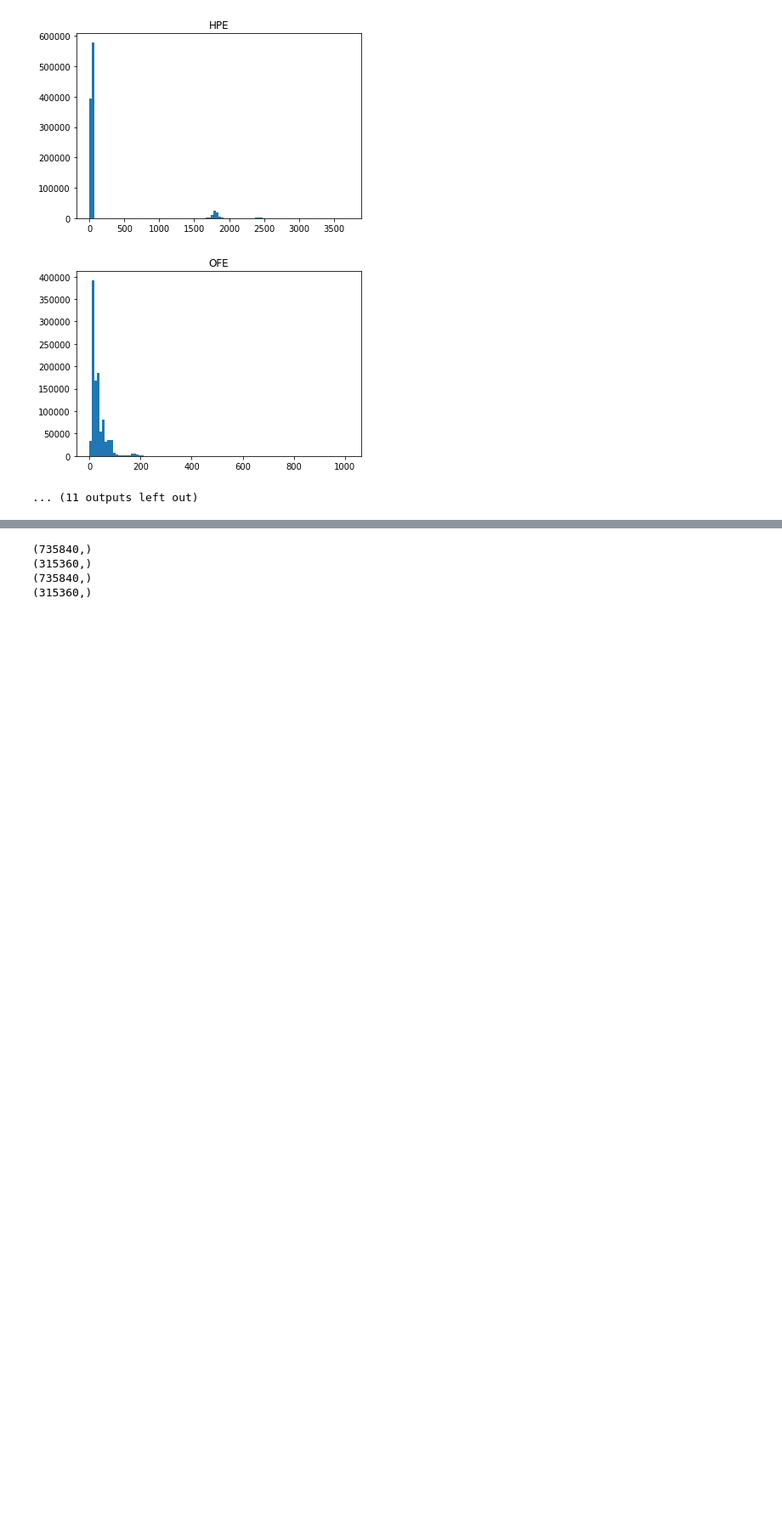
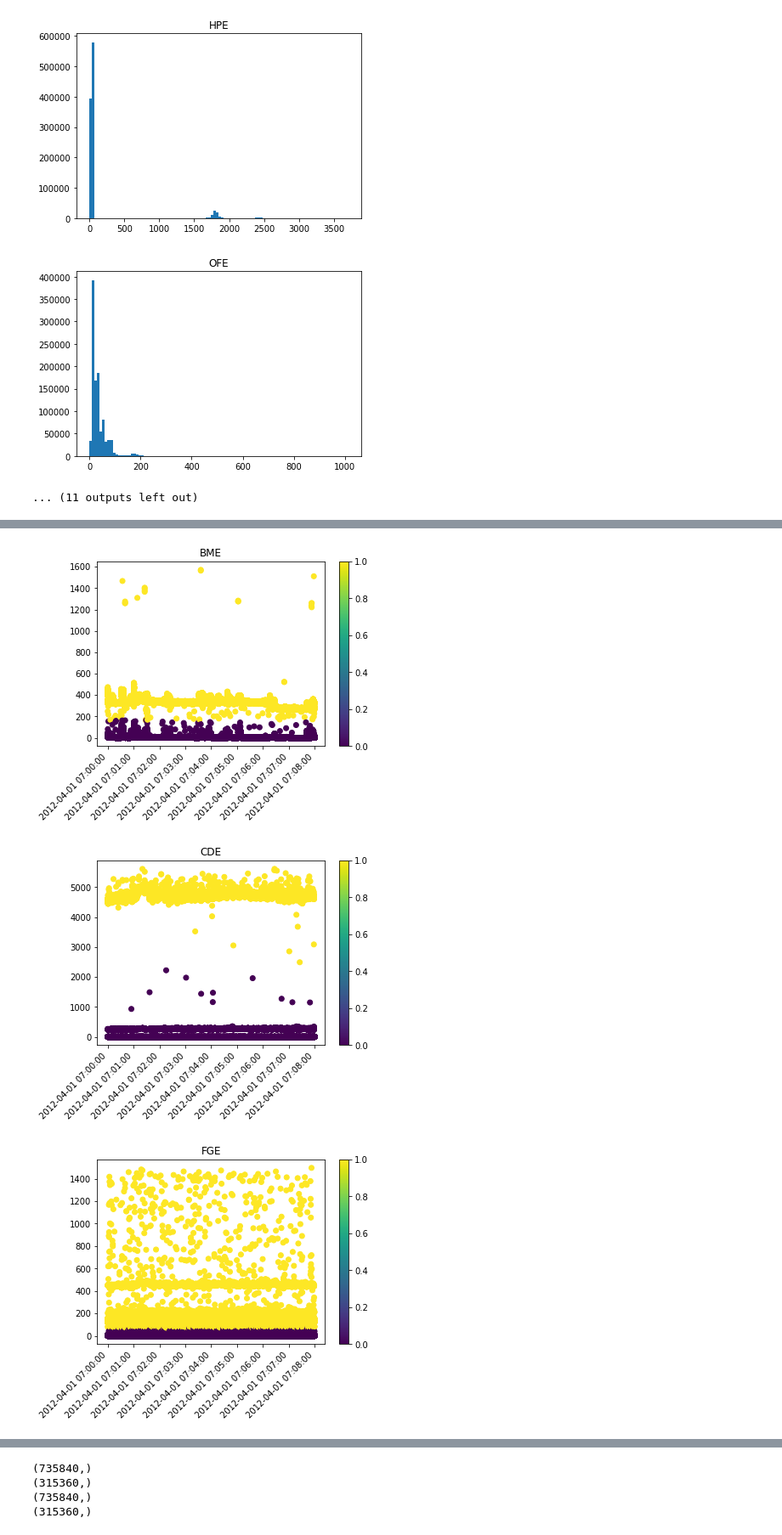
Before and after one commit to HenHimA1/A1, a Jupyter notebook: AMPds_KNN.ipynb, the cells around one changed output, grey strips where cells are left out. Shown at 85% size. Saved outputs shown, nothing was run; the diff lists cells and outputs as text; code cells hidden in the pictures; blank space fills up the shorter version.

```diff
--- a/AMPds_KNN.ipynb
+++ b/AMPds_KNN.ipynb
@@ -85,0 +93,13 @@ plt.show()
+# %%
+for i in output_label:
+  fig = plt.figure()
+  axes = fig.add_subplot(111)
+  plt.title(i)
+  plt.scatter(data1["UNIX_TS"],data1[i],c=kluster[i])
+  axes.set_xticklabels(data1['UNIX_TS'], rotation = 45, ha="right")
+  plt.colorbar()
+  plt.show()
+# %% [output]
+[figure, added]
+[figure, added]
+[figure, added]
```
Also changed, not shown: parts of 6 cells of this notebook.
